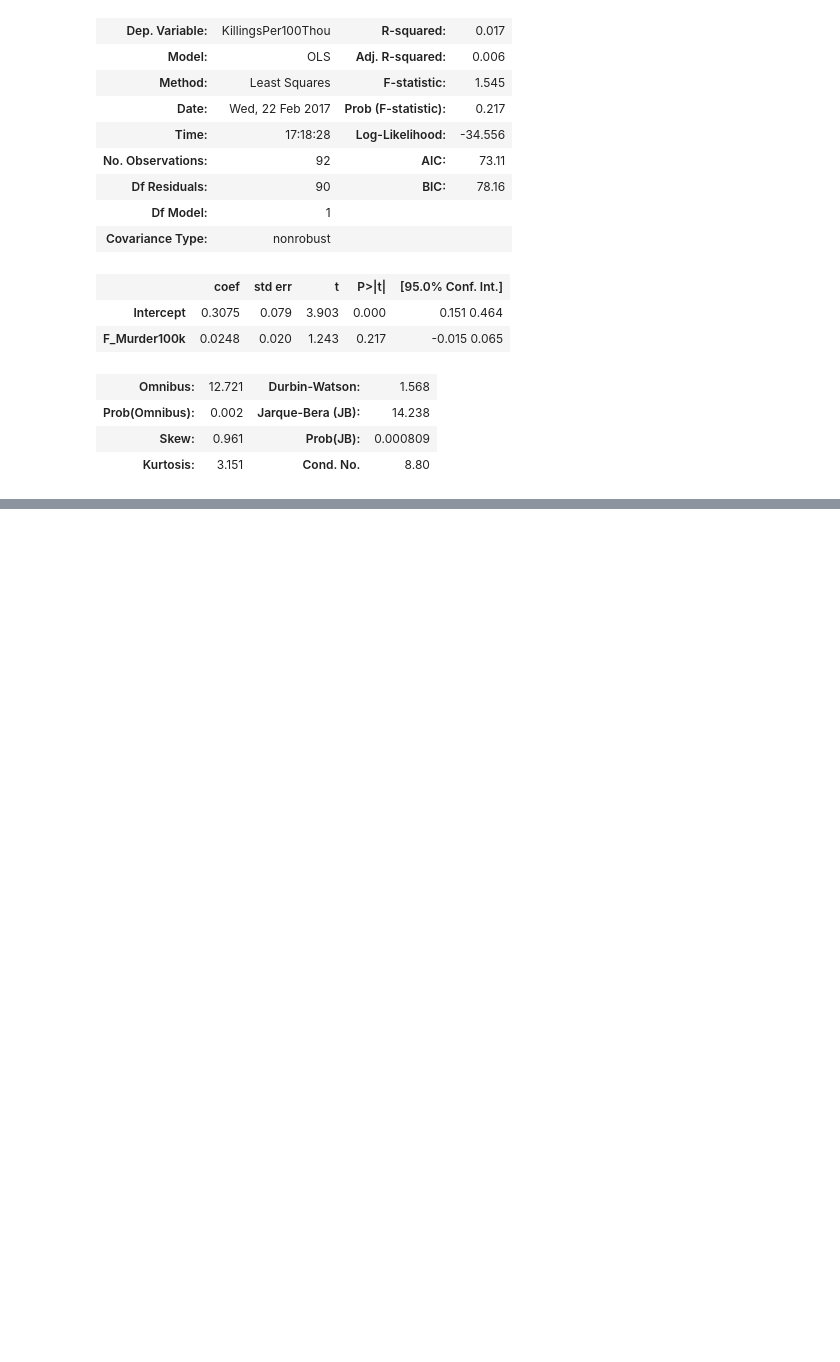
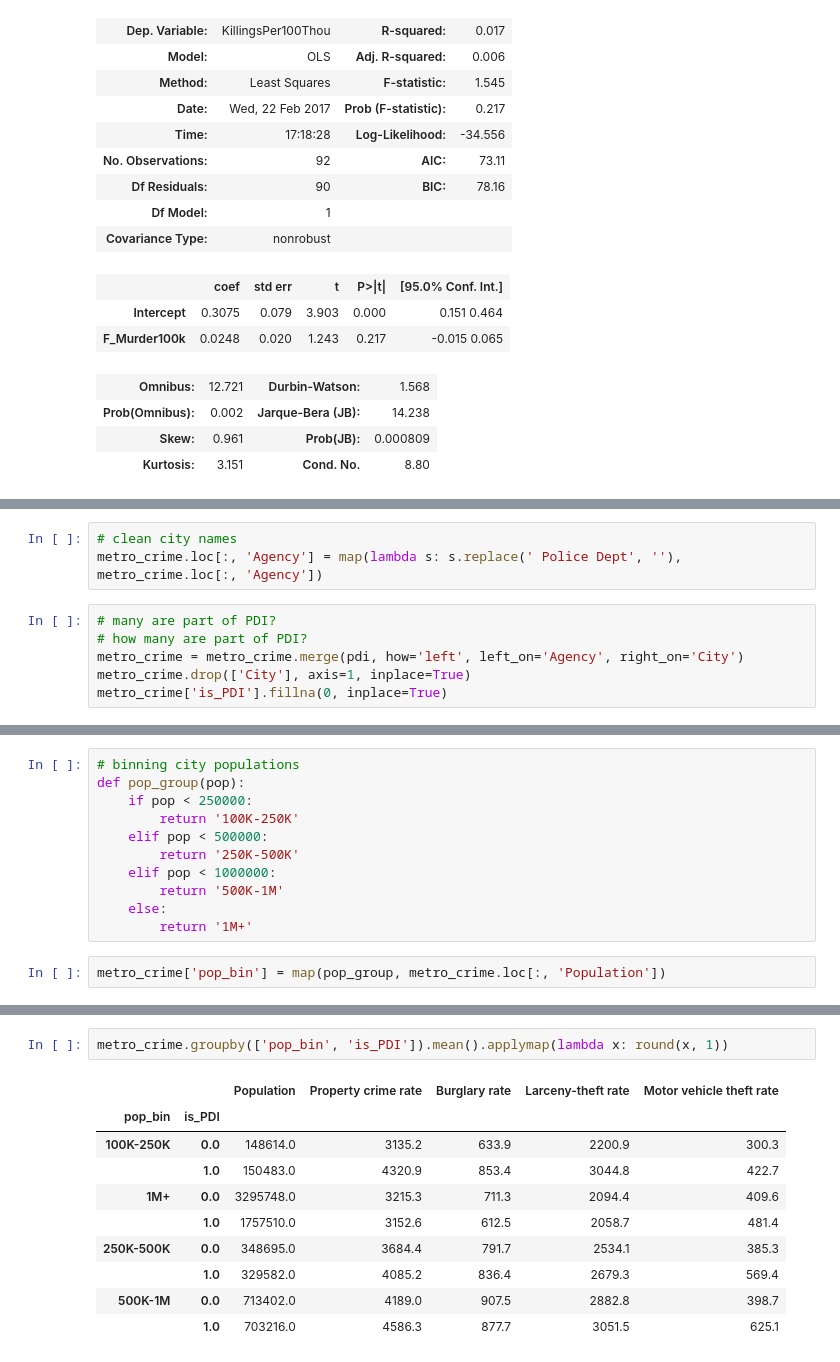
Before and after one commit to jvani/SocialImpactProject, a Jupyter notebook: PoliceDataInitiative.ipynb, the cells around one changed output, grey strips where cells are left out. Saved outputs shown, nothing was run; the diff lists cells and outputs as text; blank space fills up the shorter version.

Commit message:
nonviolent crime

```diff
--- a/PoliceDataInitiative.ipynb
+++ b/PoliceDataInitiative.ipynb
@@ -217,0 +246,9 @@ OLS Regression Results
+# %%
+# clean city names
+metro_crime.loc[:, 'Agency'] = map(lambda s: s.replace(' Police Dept', ''), metro_crime.loc[:, 'Agency'])
+# %%
+# many are part of PDI?
+# how many are part of PDI?
+metro_crime = metro_crime.merge(pdi, how='left', left_on='Agency', right_on='City')
+metro_crime.drop(['City'], axis=1, inplace=True)
+metro_crime['is_PDI'].fillna(0, inplace=True)
@@ -217,0 +259,13 @@ OLS Regression Results
+# %%
+# binning city populations
+def pop_group(pop):
+    if pop < 250000:
+        return '100K-250K'
+    elif pop < 500000:
+        return '250K-500K'
+    elif pop < 1000000:
+        return '500K-1M'
+    else:
+        return '1M+'
+# %%
+metro_crime['pop_bin'] = map(pop_group, metro_crime.loc[:, 'Population'])
@@ -217,0 +286,13 @@ OLS Regression Results
+# %%
+metro_crime.groupby(['pop_bin', 'is_PDI']).mean().applymap(lambda x: round(x, 1))
+# %% [output]
+|  |  | Population | Property crime rate | Burglary rate | Larceny-theft rate | Motor vehicle theft rate |
+| pop_bin | is_PDI |  |  |  |  |  |
+| 100K-250K | 0.0 | 148614.0 | 3135.2 | 633.9 | 2200.9 | 300.3 |
+|  | 1.0 | 150483.0 | 4320.9 | 853.4 | 3044.8 | 422.7 |
+| 1M+ | 0.0 | 3295748.0 | 3215.3 | 711.3 | 2094.4 | 409.6 |
+|  | 1.0 | 1757510.0 | 3152.6 | 612.5 | 2058.7 | 481.4 |
+| 250K-500K | 0.0 | 348695.0 | 3684.4 | 791.7 | 2534.1 | 385.3 |
+|  | 1.0 | 329582.0 | 4085.2 | 836.4 | 2679.3 | 569.4 |
+| 500K-1M | 0.0 | 713402.0 | 4189.0 | 907.5 | 2882.8 | 398.7 |
+|  | 1.0 | 703216.0 | 4586.3 | 877.7 | 3051.5 | 625.1 |
```
Also changed, not shown: parts of 5 cells of this notebook.
